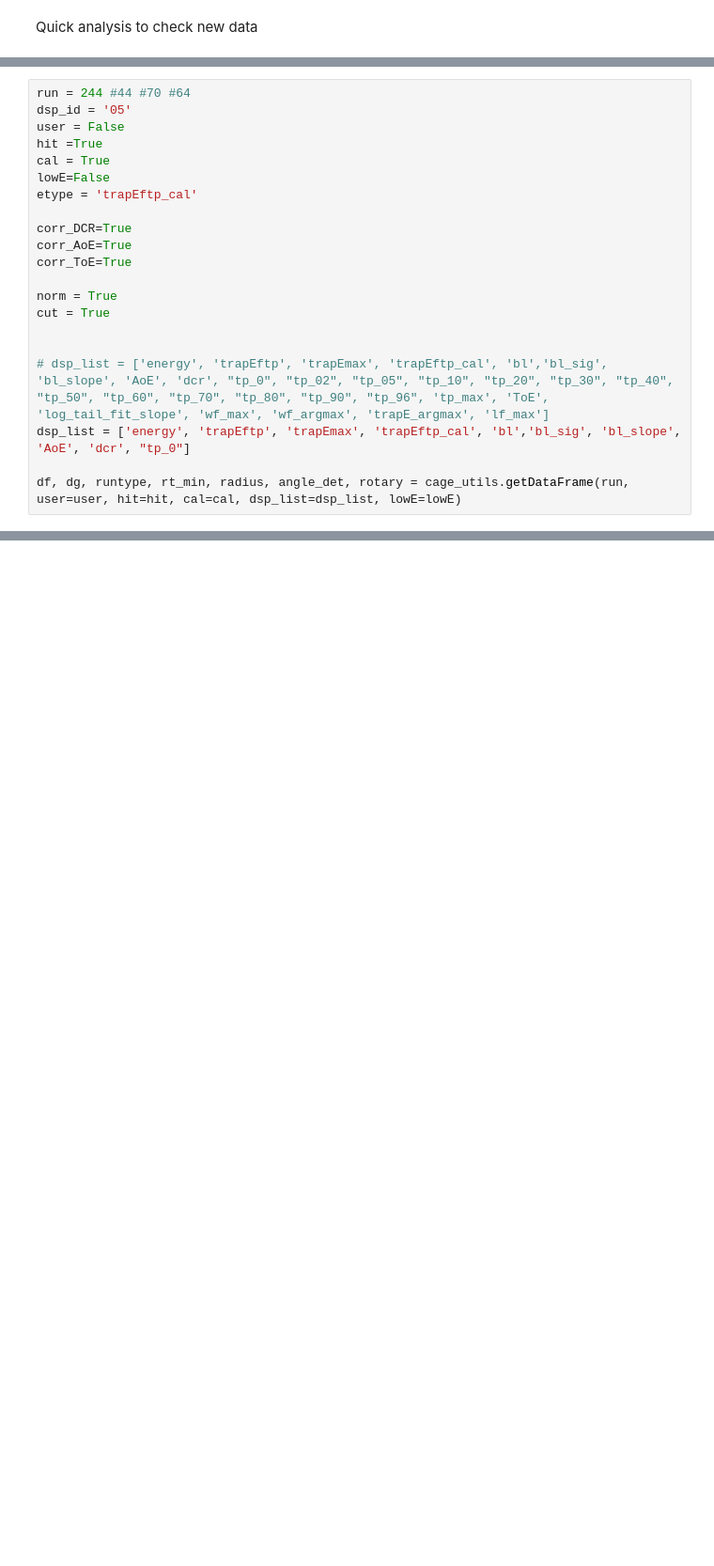
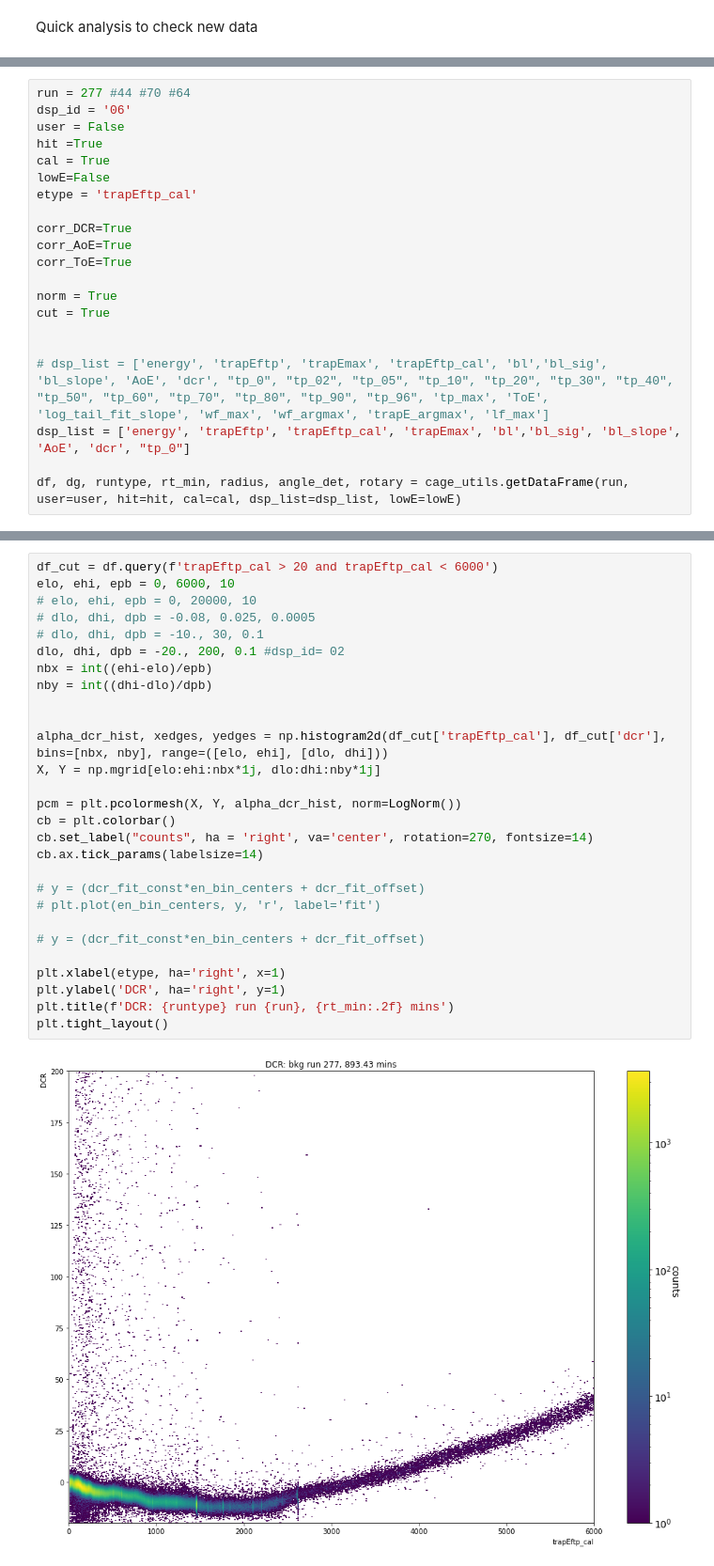
Before and after one commit to legend-exp/CAGE, a Jupyter notebook: analysis/DCR_tests.ipynb, the cells around one changed output, grey strips where cells are left out. Shown at 94% size. Drawn from its saved outputs; the diff is of its cells as text; blank space fills up the shorter version.

```diff
--- a/analysis/DCR_tests.ipynb
+++ b/analysis/DCR_tests.ipynb
@@ -26,8 +26,8 @@ import pygama.analysis.peak_fitting as pgf
 import cage_utils
 plt.rcParams['figure.figsize'] = [14, 10]
 # %%
-run = 244 #44 #70 #64
-dsp_id = '05'
+run = 277 #44 #70 #64
+dsp_id = '06'
 user = False
 hit =True
 cal = True
@@ -43,6 +43,6 @@ cut = True
 
 
 # dsp_list = ['energy', 'trapEftp', 'trapEmax', 'trapEftp_cal', 'bl','bl_sig', 'bl_slope', 'AoE', 'dcr', "tp_0", "tp_02", "tp_05", "tp_10", "tp_20", "tp_30", "tp_40", "tp_50", "tp_60", "tp_70", "tp_80", "tp_90", "tp_96", 'tp_max', 'ToE', 'log_tail_fit_slope', 'wf_max', 'wf_argmax', 'trapE_argmax', 'lf_max']
-dsp_list = ['energy', 'trapEftp', 'trapEmax', 'trapEftp_cal', 'bl','bl_sig', 'bl_slope', 'AoE', 'dcr', "tp_0"]
+dsp_list = ['energy', 'trapEftp', 'trapEftp_cal', 'trapEmax', 'bl','bl_sig', 'bl_slope', 'AoE', 'dcr', "tp_0"]
 
 df, dg, runtype, rt_min, radius, angle_det, rotary = cage_utils.getDataFrame(run, user=user, hit=hit, cal=cal, dsp_list=dsp_list, lowE=lowE)
@@ -48,0 +54,30 @@ df, dg, runtype, rt_min, radius, angle_det, rotary = cage_utils.getDataFrame(run
+# %%
+df_cut = df.query(f'trapEftp_cal > 20 and trapEftp_cal < 6000')
+elo, ehi, epb = 0, 6000, 10
+# elo, ehi, epb = 0, 20000, 10
+# dlo, dhi, dpb = -0.08, 0.025, 0.0005
+# dlo, dhi, dpb = -10., 30, 0.1
+dlo, dhi, dpb = -20., 200, 0.1 #dsp_id= 02
+nbx = int((ehi-elo)/epb)
+nby = int((dhi-dlo)/dpb)
+
+
+alpha_dcr_hist, xedges, yedges = np.histogram2d(df_cut['trapEftp_cal'], df_cut['dcr'], bins=[nbx, nby], range=([elo, ehi], [dlo, dhi]))
+X, Y = np.mgrid[elo:ehi:nbx*1j, dlo:dhi:nby*1j]
+
+pcm = plt.pcolormesh(X, Y, alpha_dcr_hist, norm=LogNorm())
+cb = plt.colorbar()
+cb.set_label("counts", ha = 'right', va='center', rotation=270, fontsize=14)
+cb.ax.tick_params(labelsize=14)
+
+# y = (dcr_fit_const*en_bin_centers + dcr_fit_offset)
+# plt.plot(en_bin_centers, y, 'r', label='fit')
+
+# y = (dcr_fit_const*en_bin_centers + dcr_fit_offset)
+
+plt.xlabel(etype, ha='right', x=1)
+plt.ylabel('DCR', ha='right', y=1)
+plt.title(f'DCR: {runtype} run {run}, {rt_min:.2f} mins')
+plt.tight_layout()
+# %% [output]
+[figure, added]
```
Also changed, not shown: parts of 5 cells of this notebook, 1 other file.
